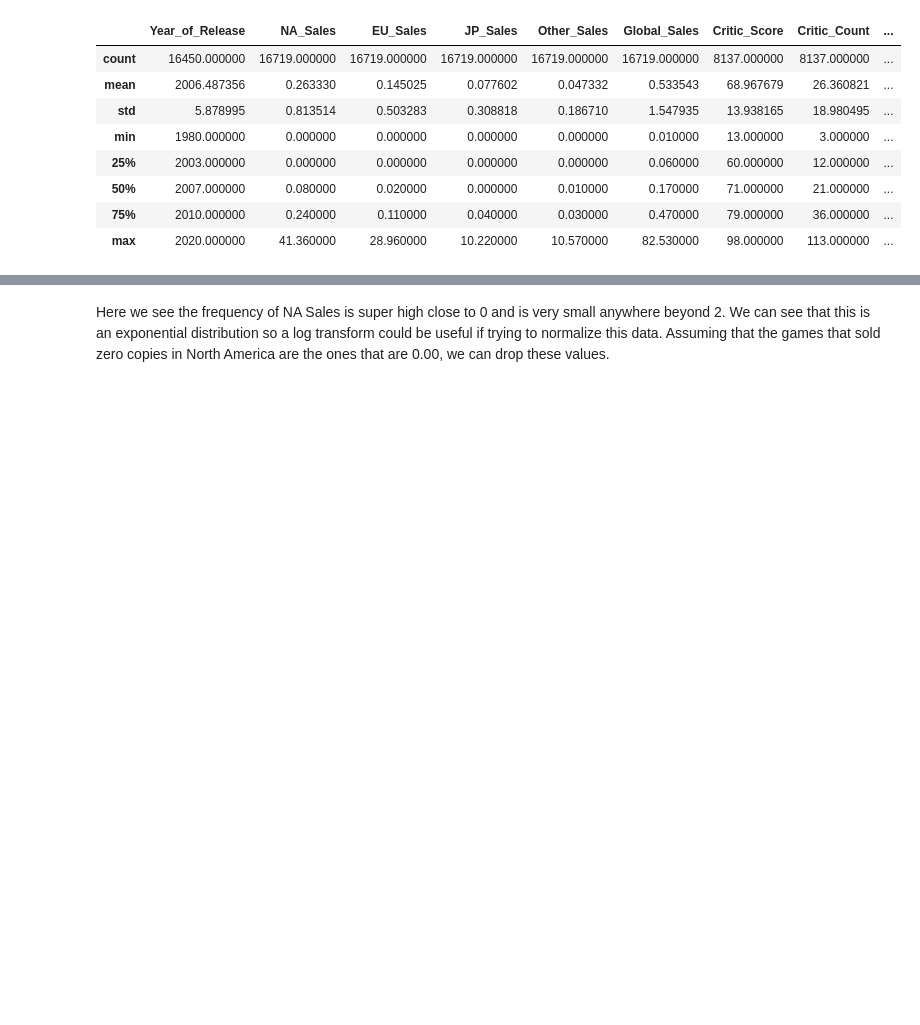
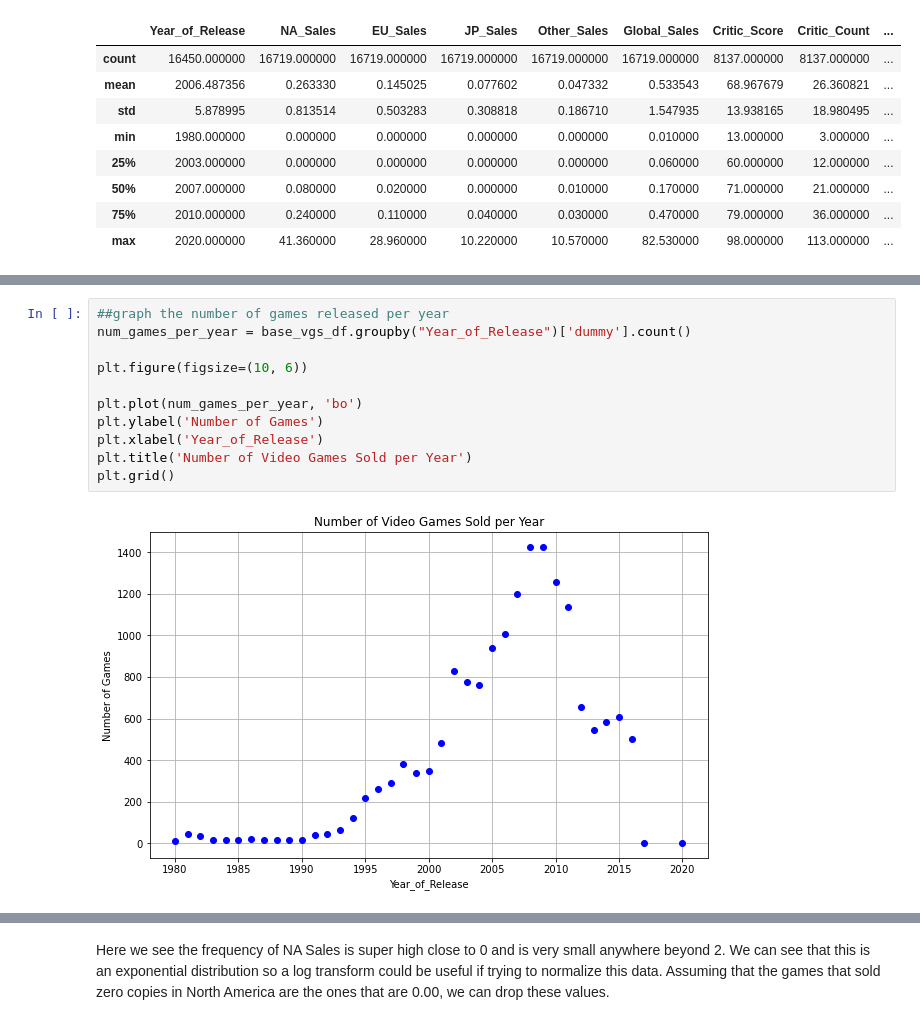
Before and after one commit to liammccarthy17/VideoGameSalesProject2021, a Jupyter notebook: PredictingVideoGameSales-LiamSusanSebastian-2021.ipynb, the cells around one changed output, grey strips where cells are left out. Cells and saved outputs as stored; diff of their text form; blank space fills up the shorter version.

```diff
--- a/PredictingVideoGameSales-LiamSusanSebastian-2021.ipynb
+++ b/PredictingVideoGameSales-LiamSusanSebastian-2021.ipynb
@@ -76,0 +107,13 @@ We can see that the following columns are missing a significant portion of data;
+# %%
+##graph the number of games released per year
+num_games_per_year = base_vgs_df.groupby("Year_of_Release")['dummy'].count()
+
+plt.figure(figsize=(10, 6))
+
+plt.plot(num_games_per_year, 'bo')
+plt.ylabel('Number of Games')
+plt.xlabel('Year_of_Release')
+plt.title('Number of Video Games Sold per Year')
+plt.grid()
+# %% [output]
+[figure, added]
```
Also changed, not shown: parts of 24 cells of this notebook.
